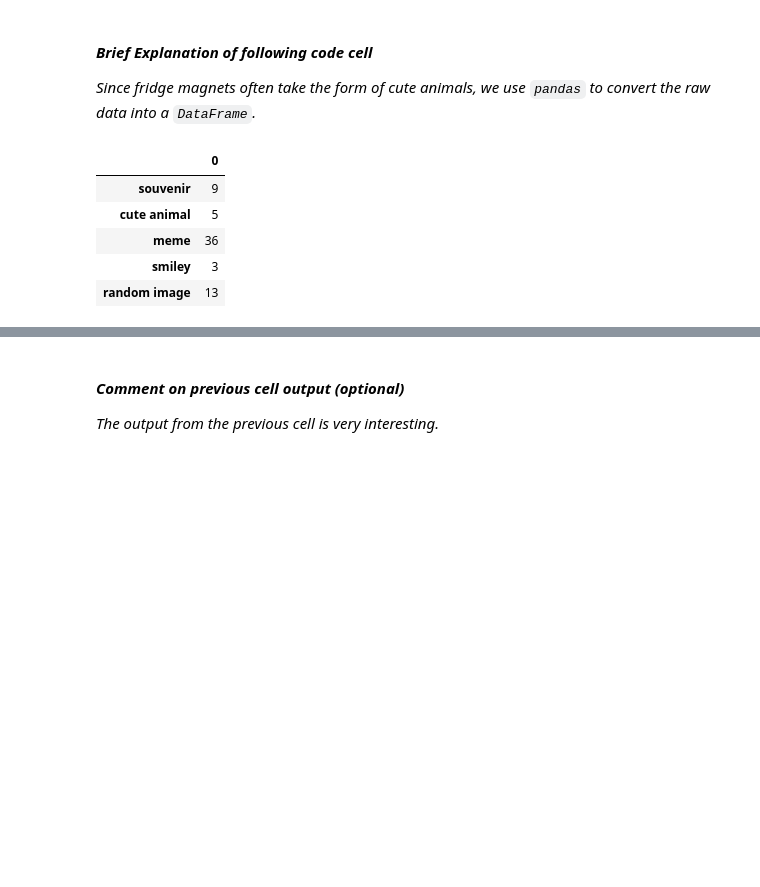
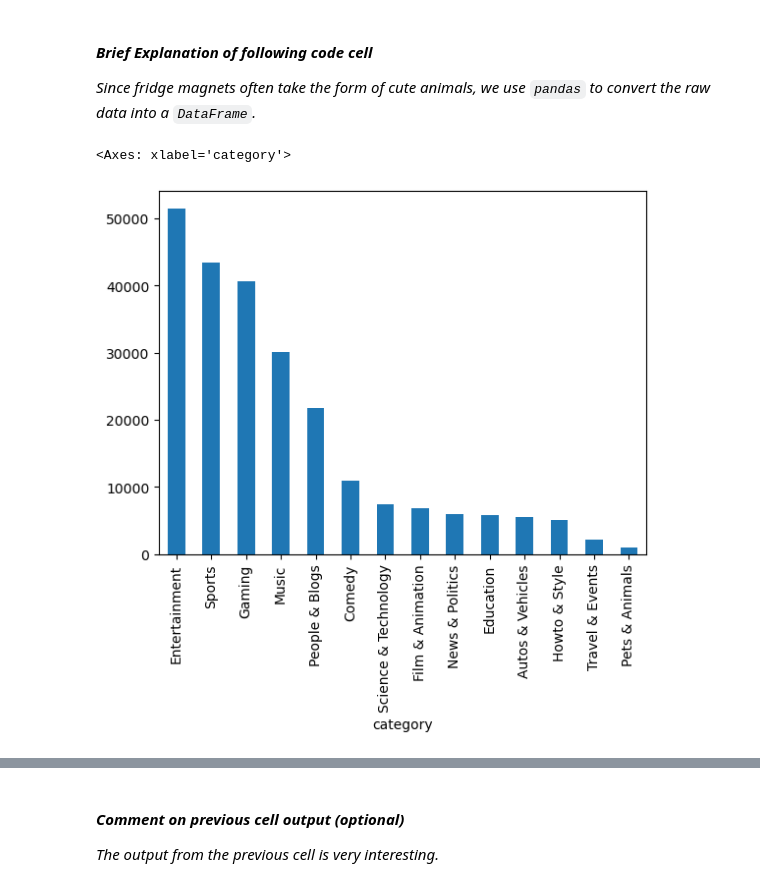
Before and after one commit to assh/DataScienceCoursework3, a Jupyter notebook: A3_Data_Analysis_Project.ipynb, the cells around one changed output, grey strips where cells are left out. Cells and saved outputs as stored; diff of their text form; code cells hidden in the pictures; blank space fills up the shorter version.

Commit message:
Added graphs

```diff
--- a/A3_Data_Analysis_Project.ipynb
+++ b/A3_Data_Analysis_Project.ipynb
@@ -298,15 +298,9 @@ _The previous output cell shows a key number in our fridge magnet analysis._
 #### _Brief Explanation of following code cell_
 
 _Since fridge magnets often take the form of cute animals, we use `pandas` to convert the raw data into a `DataFrame`._
-# %%
-## Code Cell
-import pandas
-df = pandas.DataFrame.from_dict(fm_data, orient='index')
-df
-# %% [output]
-|  | 0 |
-| souvenir | 9 |
-| cute animal | 5 |
-| meme | 36 |
-| smiley | 3 |
-| random image | 13 |
+# %%
+
+df['category'].value_counts().plot.bar()
+# %% [output]
+<Axes: xlabel='category'>
+[figure, added]
```
Also changed, not shown: parts of 2 cells of this notebook.
